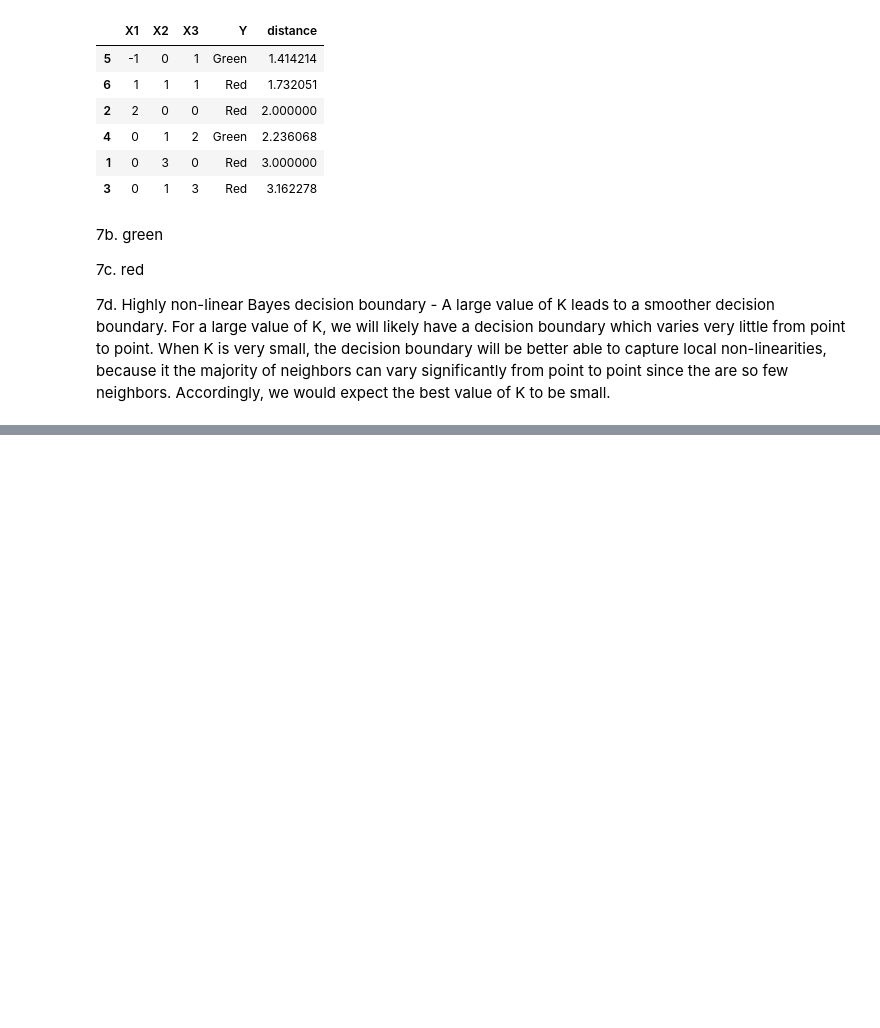
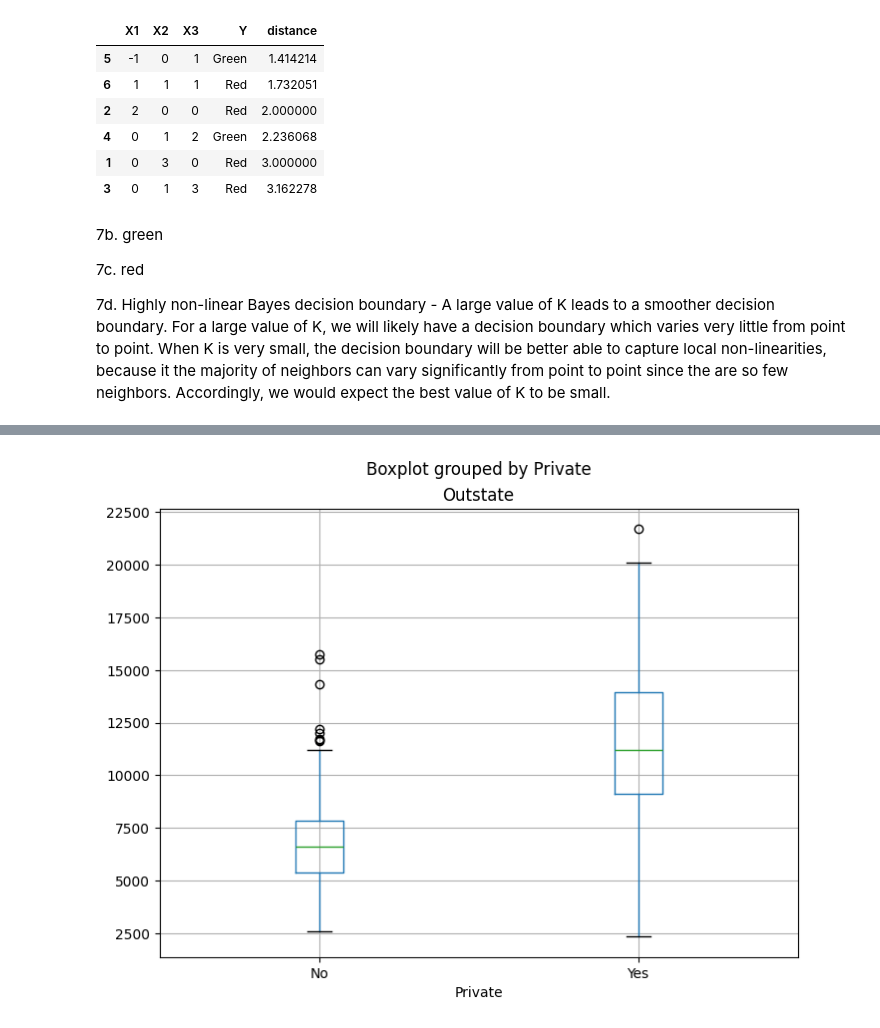
Before and after one commit to Rohan19005742/Data_Science, a Jupyter notebook: learnings/statistical_learning.IPYNB, the cells around one changed output, grey strips where cells are left out. Cells and saved outputs as stored; diff of their text form; code cells hidden in the pictures; blank space fills up the shorter version.

```diff
--- a/learnings/statistical_learning.IPYNB
+++ b/learnings/statistical_learning.IPYNB
@@ -515,0 +554,5 @@ df.sort_values(by=['distance'])
+# %%
+#8e.
+college.boxplot(column='Outstate', by='Private', figsize=(8,6));
+# %% [output]
+[figure, added]
```
Also changed, not shown: parts of 29 cells of this notebook.
